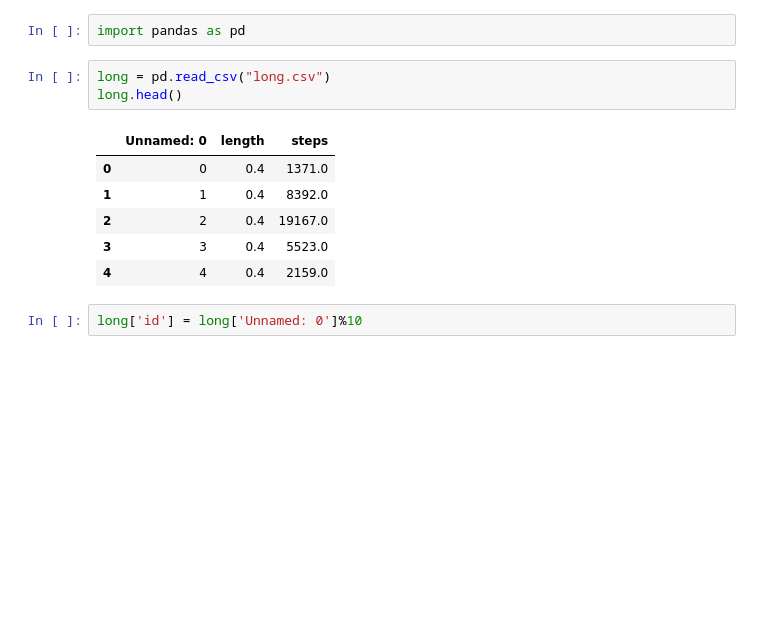
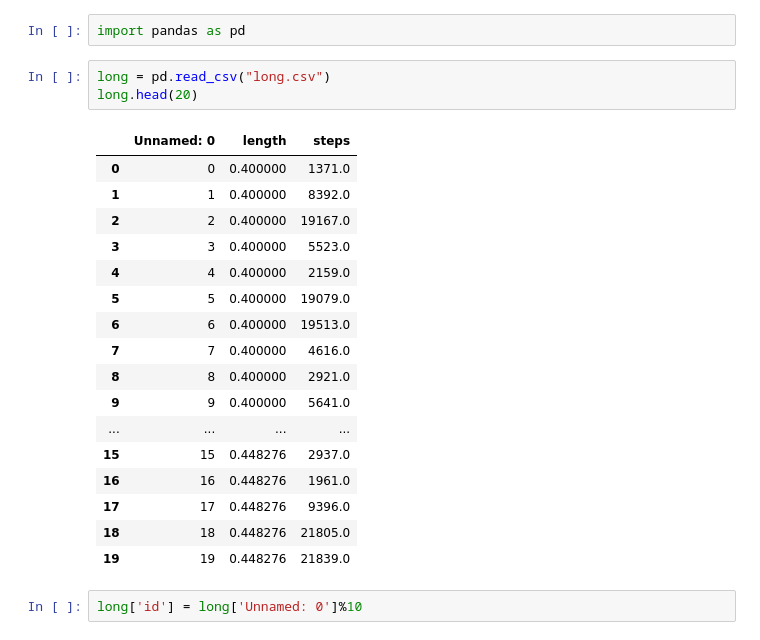
Before and after one commit to ognibit/cartpole-dqn, a Jupyter notebook: results/analysis.ipynb, the cells around one changed output. Drawn from its saved outputs; the diff is of its cells as text; blank space fills up the shorter version.

```diff
--- a/results/analysis.ipynb
+++ b/results/analysis.ipynb
@@ -2,14 +2,25 @@
 import pandas as pd
 # %%
 long = pd.read_csv("long.csv")
-long.head()
+long.head(20)
 # %% [output]
 |  | Unnamed: 0 | length | steps |
-| 0 | 0 | 0.4 | 1371.0 |
-| 1 | 1 | 0.4 | 8392.0 |
-| 2 | 2 | 0.4 | 19167.0 |
-| 3 | 3 | 0.4 | 5523.0 |
-| 4 | 4 | 0.4 | 2159.0 |
+| 0 | 0 | 0.400000 | 1371.0 |
+| 1 | 1 | 0.400000 | 8392.0 |
+| 2 | 2 | 0.400000 | 19167.0 |
+| 3 | 3 | 0.400000 | 5523.0 |
+| 4 | 4 | 0.400000 | 2159.0 |
+| 5 | 5 | 0.400000 | 19079.0 |
+| 6 | 6 | 0.400000 | 19513.0 |
+| 7 | 7 | 0.400000 | 4616.0 |
+| 8 | 8 | 0.400000 | 2921.0 |
+| 9 | 9 | 0.400000 | 5641.0 |
+| ... | ... | ... | ... |
+| 15 | 15 | 0.448276 | 2937.0 |
+| 16 | 16 | 0.448276 | 1961.0 |
+| 17 | 17 | 0.448276 | 9396.0 |
+| 18 | 18 | 0.448276 | 21805.0 |
+| 19 | 19 | 0.448276 | 21839.0 |
 # %%
 long['id'] = long['Unnamed: 0']%10
 # %%
```
Also changed, not shown: parts of 11 cells of this notebook.
